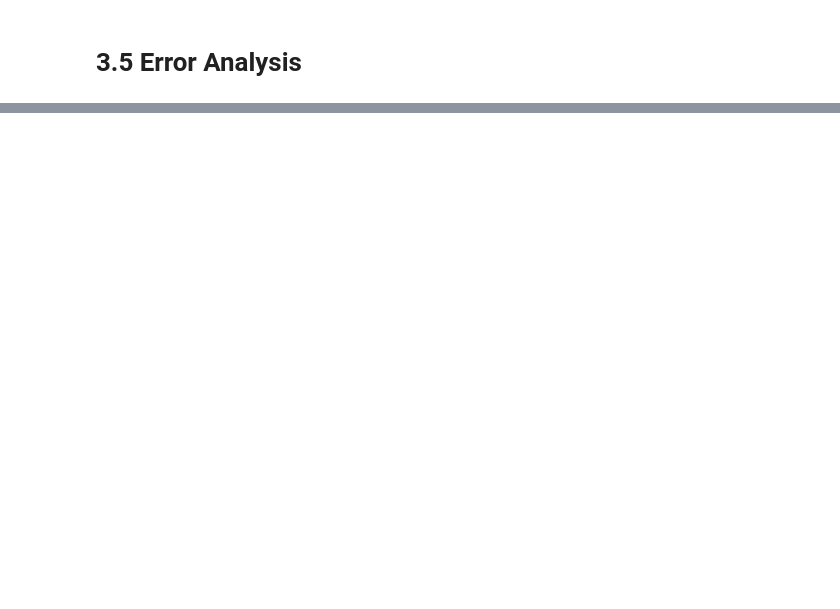
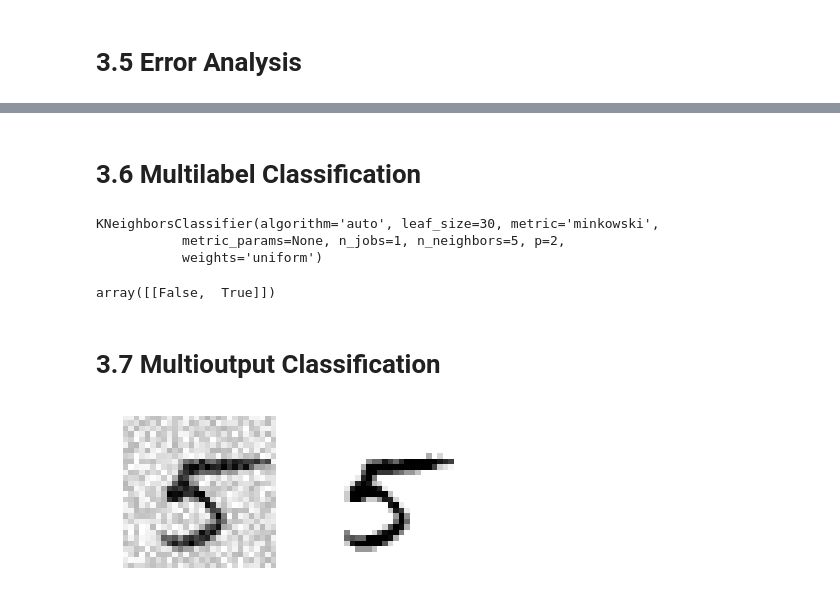
Before and after one commit to Seeyong/Hands_on_ML_own, a Jupyter notebook: MNIST.ipynb, the cells around one changed output, grey strips where cells are left out. Cells and saved outputs as stored; diff of their text form; code cells hidden in the pictures; blank space fills up the shorter version.

```diff
--- a/MNIST.ipynb
+++ b/MNIST.ipynb
@@ -294,0 +380,19 @@ array([0.90946811, 0.91054553, 0.90793619])
+# %% [markdown]
+# 3.6 Multilabel Classification
+# %%
+from sklearn.neighbors import KNeighborsClassifier
+
+y_train_large = (y_train >= 7)
+y_train_odd = (y_train % 2 == 1)
+y_multilabel = np.c_[y_train_large, y_train_odd]
+
+knn_clf = KNeighborsClassifier()
+knn_clf.fit(X_train, y_multilabel)
+# %% [output]
+KNeighborsClassifier(algorithm='auto', leaf_size=30, metric='minkowski',
+           metric_params=None, n_jobs=1, n_neighbors=5, p=2,
+           weights='uniform')
+# %%
+knn_clf.predict([some_digit])
+# %% [output]
+array([[False,  True]])
@@ -294,0 +402,16 @@ array([0.90946811, 0.91054553, 0.90793619])
+# %% [markdown]
+# 3.7 Multioutput Classification
+# %%
+noise = np.random.randint(0, 100, (len(X_train), 784))
+X_train_mod = X_train + noise
+noise = np.random.randint(0, 100, (len(X_test), 784))
+X_test_mod = X_test + noise
+y_train_mod = X_train
+y_test_mod = X_test
+# %%
+some_index = 5500
+plt.subplot(121); plot_digit(X_test_mod[some_index])
+plt.subplot(122); plot_digit(y_test_mod[some_index])
+plt.show()
+# %% [output]
+[figure, added]
```
Also changed, not shown: parts of 30 cells of this notebook.
